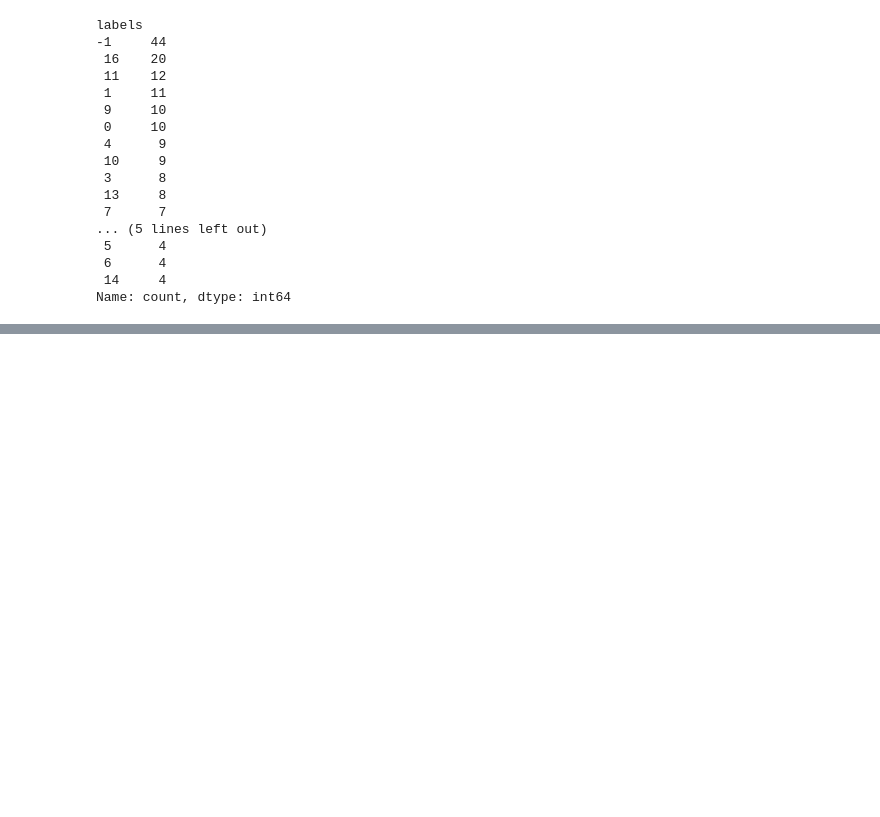
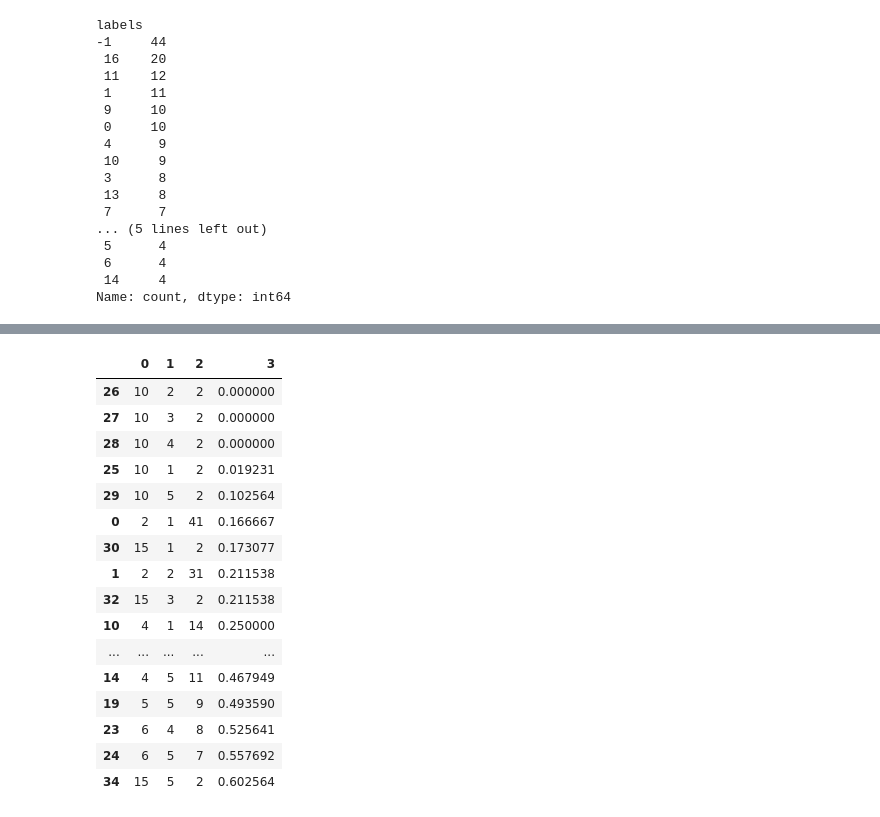
Before and after one commit to apandyud/small_mods, a Jupyter notebook: Cluster5_features.ipynb, the cells around one changed output, grey strips where cells are left out. Cells and saved outputs as stored; diff of their text form; code cells hidden in the pictures; blank space fills up the shorter version.

```diff
--- a/Cluster5_features.ipynb
+++ b/Cluster5_features.ipynb
@@ -168,0 +295,22 @@ Name: count, dtype: int64
+# %%
+errors = pd.read_csv('res/e38_35.csv').query('exact_match == False')
+X_features = prepare_matrix(errors)
+try_hdbscan(X_features)
+# %% [output]
+|  | 0 | 1 | 2 | 3 |
+| 26 | 10 | 2 | 2 | 0.000000 |
+| 27 | 10 | 3 | 2 | 0.000000 |
+| 28 | 10 | 4 | 2 | 0.000000 |
+| 25 | 10 | 1 | 2 | 0.019231 |
+| 29 | 10 | 5 | 2 | 0.102564 |
+| 0 | 2 | 1 | 41 | 0.166667 |
+| 30 | 15 | 1 | 2 | 0.173077 |
+| 1 | 2 | 2 | 31 | 0.211538 |
+| 32 | 15 | 3 | 2 | 0.211538 |
+| 10 | 4 | 1 | 14 | 0.250000 |
+| ... | ... | ... | ... | ... |
+| 14 | 4 | 5 | 11 | 0.467949 |
+| 19 | 5 | 5 | 9 | 0.493590 |
+| 23 | 6 | 4 | 8 | 0.525641 |
+| 24 | 6 | 5 | 7 | 0.557692 |
+| 34 | 15 | 5 | 2 | 0.602564 |
```
Also changed, not shown: parts of 24 cells of this notebook, 12 other files.
